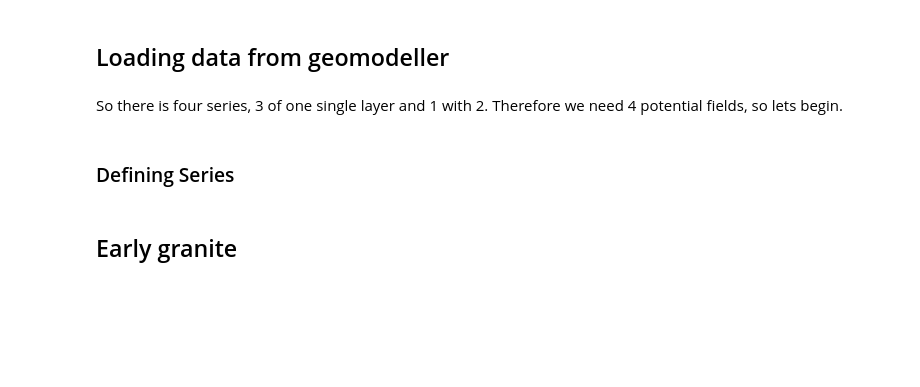
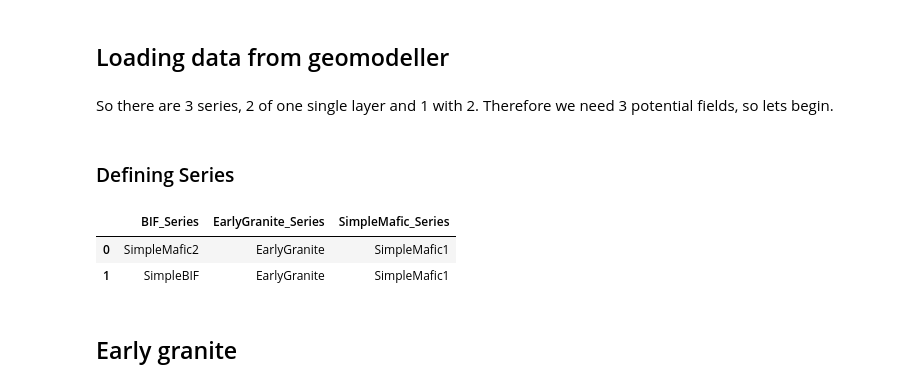
Before and after one commit to Leguark/GeMpy, a Jupyter notebook: Prototype Notebook/Sandstone Project.ipynb, the cells around one changed output. Saved outputs shown, nothing was run; the diff lists cells and outputs as text; code cells hidden in the pictures; blank space fills up the shorter version.

```diff
--- a/Prototype Notebook/Sandstone Project.ipynb
+++ b/Prototype Notebook/Sandstone Project.ipynb
@@ -33,18 +31,20 @@ First we make a GeMpy instance with most of the parameters default (except range
 
 *General note. So far the reescaling factor is calculated for all series at the same time. GeoModeller does it individually for every potential field. I have to look better what this parameter exactly means*
 # %%
-sandstone = GeoMig.Interpolator(range_var = np.float32(110000),
+# Setting the extent
+sandstone = GeoMig.Interpolator(696000,747000,6863000,6950000,-20000, 2000,
+                                range_var = np.float32(110000),
                                u_grade = 9) # Range used in geomodeller
 
-# Setting the extent and resolution of the grid
-sandstone.set_extent(696000,747000,6863000,6950000,-20000, 2000)
+# Setting resolution of the grid
 sandstone.set_resolutions(40,40,150)
 sandstone.create_regular_grid_3D()
 
+# Compiling
 sandstone.theano_compilation_3D()
 # %% [markdown]
 ## Loading data from geomodeller
 # %% [markdown]
-So there is four series, 3 of one single layer and 1 with 2. Therefore we need 4 potential fields, so lets begin.
+So there are 3 series, 2 of one single layer and 1 with 2. Therefore we need 3 potential fields, so lets begin.
 # %%
 sandstone.load_data_csv("foliations", os.pardir+"/input_data/a_Foliations.csv")
@@ -57,8 +55,13 @@ pn.set_option('display.max_rows', 25)
 # %%
 sandstone.set_series({"EarlyGranite_Series":sandstone.formations[-1],
                       "BIF_Series":(sandstone.formations[0], sandstone.formations[1]),
-                      "SimPleMafic_Series":sandstone.formations[2]})
-sandstone.series;
+                      "SimpleMafic_Series":sandstone.formations[2]})
+
+sandstone.series
+# %% [output]
+|  | BIF_Series | EarlyGranite_Series | SimpleMafic_Series |
+| 0 | SimpleMafic2 | EarlyGranite | SimpleMafic1 |
+| 1 | SimpleBIF | EarlyGranite | SimpleMafic1 |
 # %% [markdown]
 ##  Early granite
 # %%
```
Also changed, not shown: parts of 51 cells of this notebook, 3 other files.
